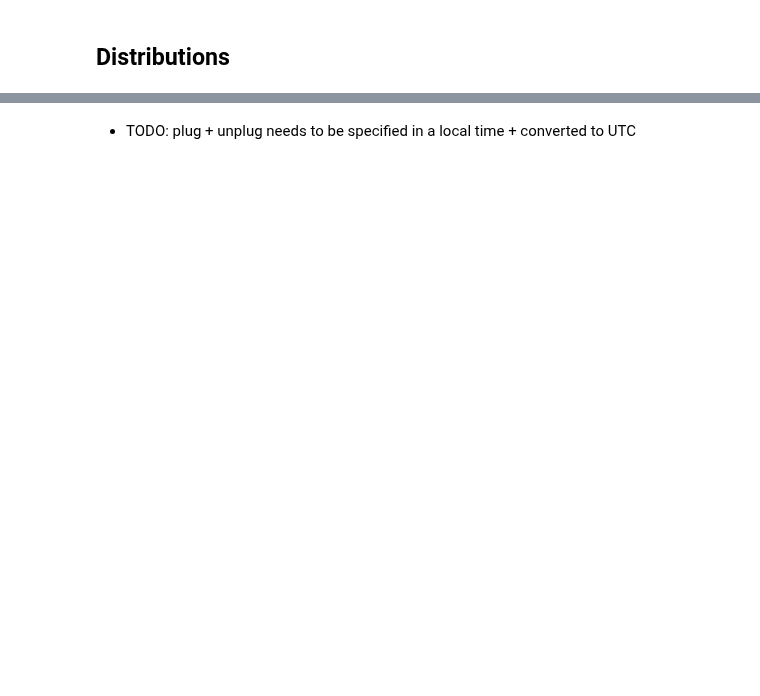
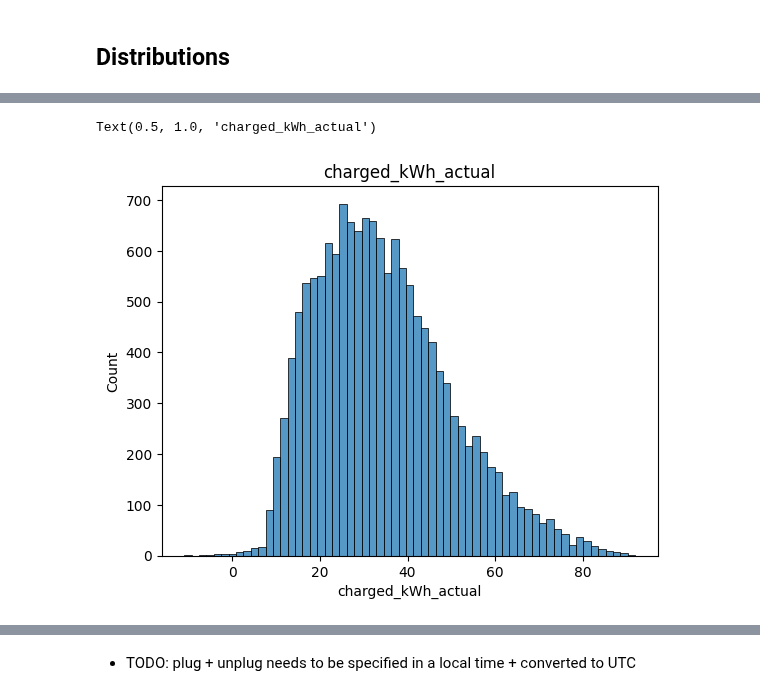
Before and after one commit to WattTime/watttime-python-client, a Jupyter notebook: evaluation/synth_data_tests.ipynb, the cells around one changed output, grey strips where cells are left out. Saved outputs shown, nothing was run; the diff lists cells and outputs as text; code cells hidden in the pictures; blank space fills up the shorter version.

```diff
--- a/evaluation/synth_data_tests.ipynb
+++ b/evaluation/synth_data_tests.ipynb
@@ -63 +74,6 @@ Text(0.5, 1.0, 'total_capacity')
+# %%
+sns.histplot(dfs["charged_kWh_actual"]).set_title("charged_kWh_actual")
+# %% [output]
+Text(0.5, 1.0, 'charged_kWh_actual')
+[figure, added]
 # %%
```
Also changed, not shown: parts of 20 cells of this notebook, 2 other files.
